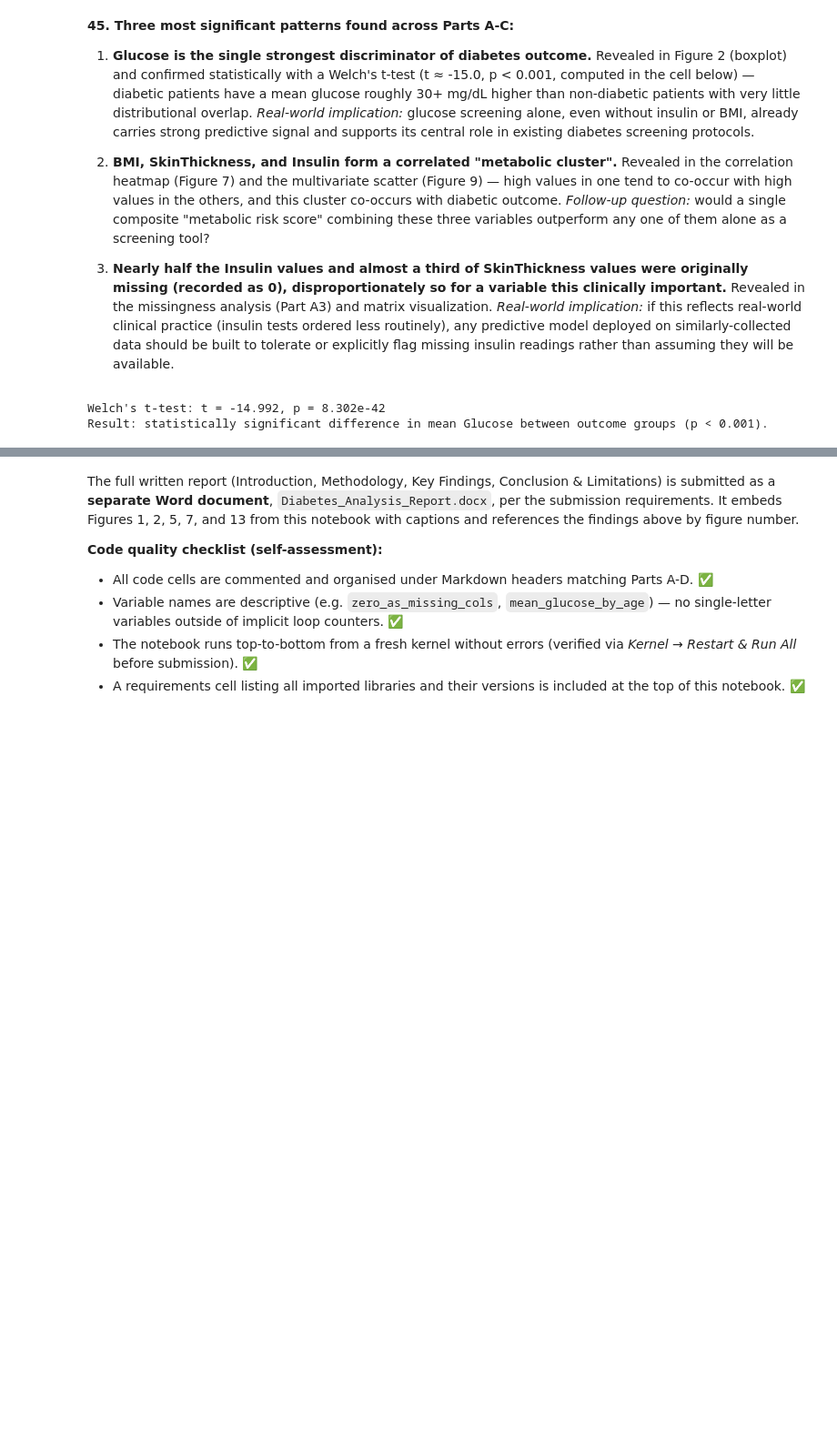
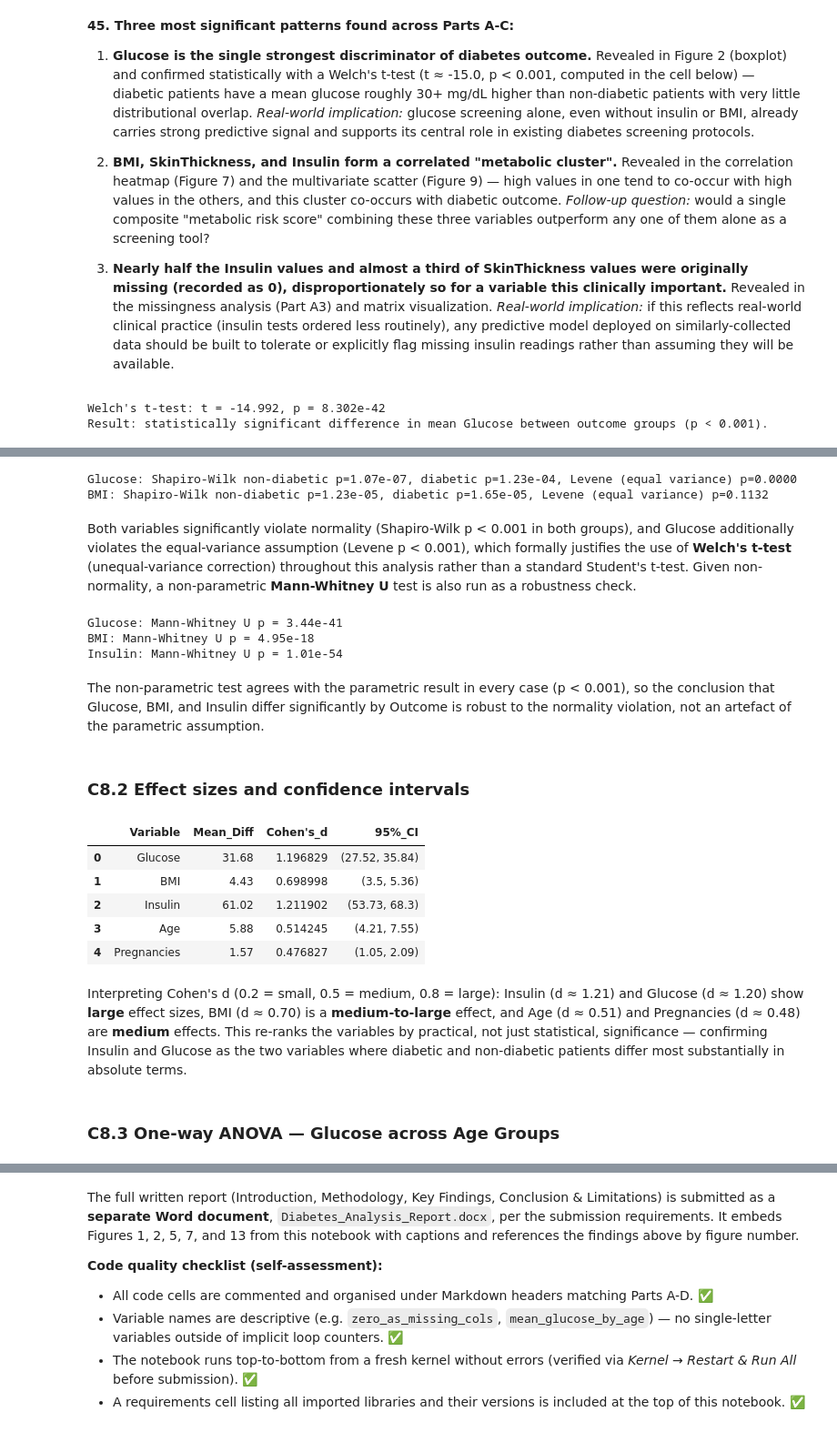
Before and after one commit to atbrian20/Pima_DAV, a Jupyter notebook: diabetes_exam_notebook.ipynb, the cells around one changed output, grey strips where cells are left out. Shown at 91% size. Cells and saved outputs as stored; diff of their text form; code cells hidden in the pictures; blank space fills up the shorter version.

```diff
--- a/diabetes_exam_notebook.ipynb
+++ b/diabetes_exam_notebook.ipynb
@@ -876,0 +894,78 @@ Result: statistically significant difference in mean Glucose between outcome gro
+# %%
+# Shapiro-Wilk normality test (sampled to 500 for test validity) and Levene's test for
+# equality of variances, to formally justify the use of Welch's t-test (which does not assume
+# equal variances) over a standard Student's t-test.
+for col in ['Glucose', 'BMI']:
+    g0 = df_clean.loc[df_clean.Outcome == 0, col]
+    g1 = df_clean.loc[df_clean.Outcome == 1, col]
+    sh0 = stats.shapiro(g0.sample(min(len(g0), 500), random_state=42))
+    sh1 = stats.shapiro(g1.sample(min(len(g1), 500), random_state=42))
+    lev = stats.levene(g0, g1)
+    print(f"{col}: Shapiro-Wilk non-diabetic p={sh0.pvalue:.2e}, diabetic p={sh1.pvalue:.2e}, "
+          f"Levene (equal variance) p={lev.pvalue:.4f}")
+# %% [output]
+Glucose: Shapiro-Wilk non-diabetic p=1.07e-07, diabetic p=1.23e-04, Levene (equal variance) p=0.0000
+BMI: Shapiro-Wilk non-diabetic p=1.23e-05, diabetic p=1.65e-05, Levene (equal variance) p=0.1132
+# %% [markdown]
+Both variables significantly violate normality (Shapiro-Wilk p < 0.001 in both groups), and
+Glucose additionally violates the equal-variance assumption (Levene p < 0.001), which formally
+justifies the use of **Welch's t-test** (unequal-variance correction) throughout this analysis
+rather than a standard Student's t-test. Given non-normality, a non-parametric **Mann-Whitney U**
+test is also run as a robustness check.
+# %%
+# Mann-Whitney U as a distribution-free robustness check on the Welch's t-test conclusions
+for col in ['Glucose', 'BMI', 'Insulin']:
+    g0 = df_clean.loc[df_clean.Outcome == 0, col]
+    g1 = df_clean.loc[df_clean.Outcome == 1, col]
+    u_stat, u_p = stats.mannwhitneyu(g1, g0, alternative='two-sided')
+    print(f"{col}: Mann-Whitney U p = {u_p:.2e}")
+# %% [output]
+Glucose: Mann-Whitney U p = 3.44e-41
+BMI: Mann-Whitney U p = 4.95e-18
+Insulin: Mann-Whitney U p = 1.01e-54
+# %% [markdown]
+The non-parametric test agrees with the parametric result in every case (p < 0.001), so the
+conclusion that Glucose, BMI, and Insulin differ significantly by Outcome is robust to the
+normality violation, not an artefact of the parametric assumption.
+# %% [markdown]
+### C8.2 Effect sizes and confidence intervals
+# %%
+# Cohen's d and 95% CI for the mean difference (diabetic - non-diabetic), for the five
+# variables with the largest raw mean differences. Effect sizes matter because with n=768,
+# even small, practically unimportant differences can reach statistical significance.
+def cohens_d(a, b):
+    na, nb = len(a), len(b)
+    pooled_sd = np.sqrt(((na - 1) * a.var(ddof=1) + (nb - 1) * b.var(ddof=1)) / (na + nb - 2))
+    return (a.mean() - b.mean()) / pooled_sd
+
+def ci_mean_diff(a, b, alpha=0.05):
+    diff = a.mean() - b.mean()
+    se = np.sqrt(a.var(ddof=1) / len(a) + b.var(ddof=1) / len(b))
+    tcrit = stats.t.ppf(1 - alpha / 2, min(len(a), len(b)) - 1)
+    return diff - tcrit * se, diff + tcrit * se
+
+effect_rows = []
+for col in ['Glucose', 'BMI', 'Insulin', 'Age', 'Pregnancies']:
+    g0 = df_clean.loc[df_clean.Outcome == 0, col]
+    g1 = df_clean.loc[df_clean.Outcome == 1, col]
+    d = cohens_d(g1, g0)
+    lo, hi = ci_mean_diff(g1, g0)
+    effect_rows.append([col, round(g1.mean() - g0.mean(), 2), d, (round(lo, 2), round(hi, 2))])
+
+effect_df = pd.DataFrame(effect_rows, columns=['Variable', 'Mean_Diff', "Cohen's_d", '95%_CI'])
+effect_df
+# %% [output]
+|  | Variable | Mean_Diff | Cohen's_d | 95%_CI |
+| 0 | Glucose | 31.68 | 1.196829 | (27.52, 35.84) |
+| 1 | BMI | 4.43 | 0.698998 | (3.5, 5.36) |
+| 2 | Insulin | 61.02 | 1.211902 | (53.73, 68.3) |
+| 3 | Age | 5.88 | 0.514245 | (4.21, 7.55) |
+| 4 | Pregnancies | 1.57 | 0.476827 | (1.05, 2.09) |
+# %% [markdown]
+Interpreting Cohen's d (0.2 = small, 0.5 = medium, 0.8 = large): Insulin (d ≈ 1.21) and
+Glucose (d ≈ 1.20) show **large** effect sizes, BMI (d ≈ 0.70) is a **medium-to-large** effect,
+and Age (d ≈ 0.51) and Pregnancies (d ≈ 0.48) are **medium** effects. This re-ranks the variables
+by practical, not just statistical, significance — confirming Insulin and Glucose as the two
+variables where diabetic and non-diabetic patients differ most substantially in absolute terms.
+# %% [markdown]
+### C8.3 One-way ANOVA — Glucose across Age Groups
```
Also changed, not shown: parts of 21 cells of this notebook, 2 other files.
